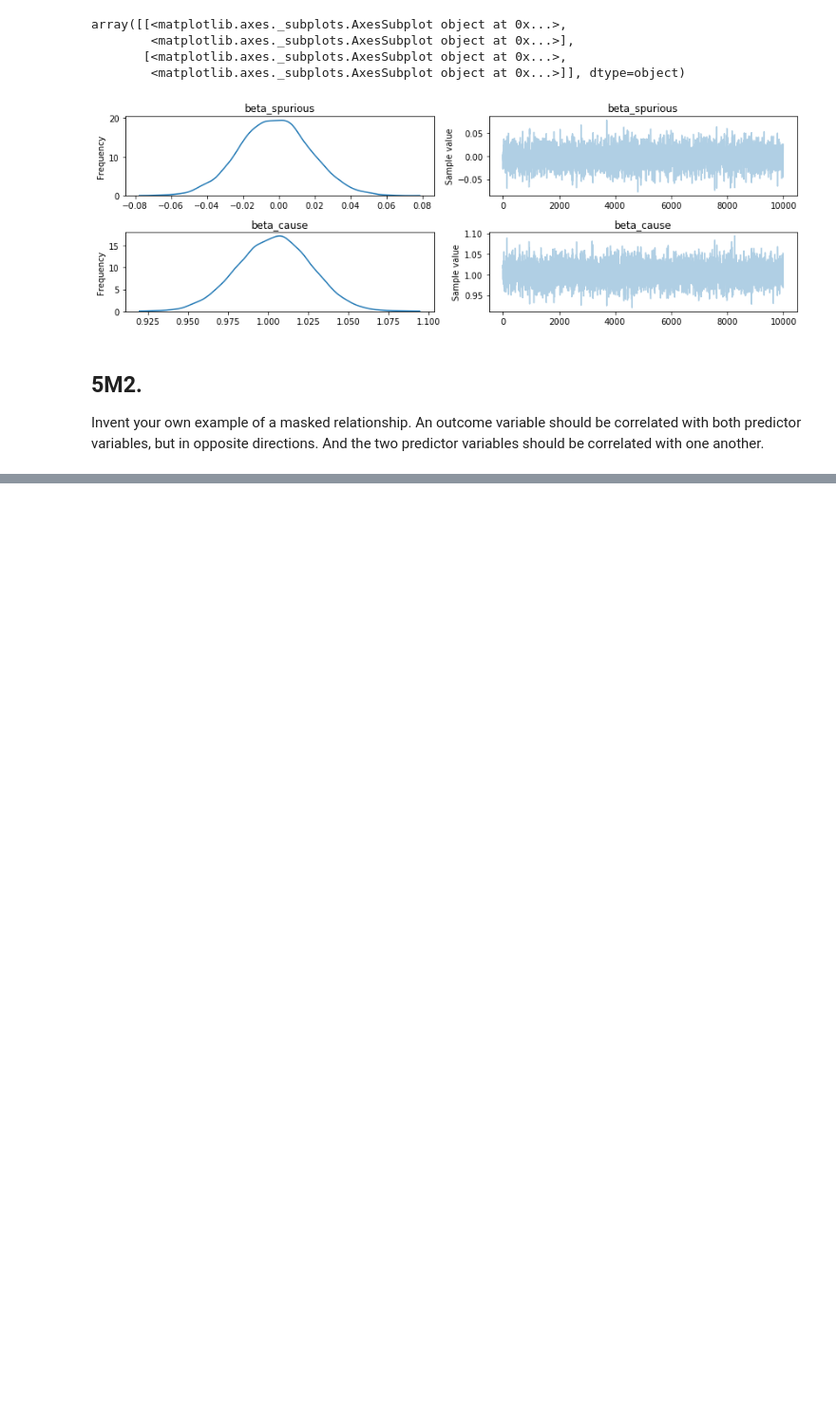
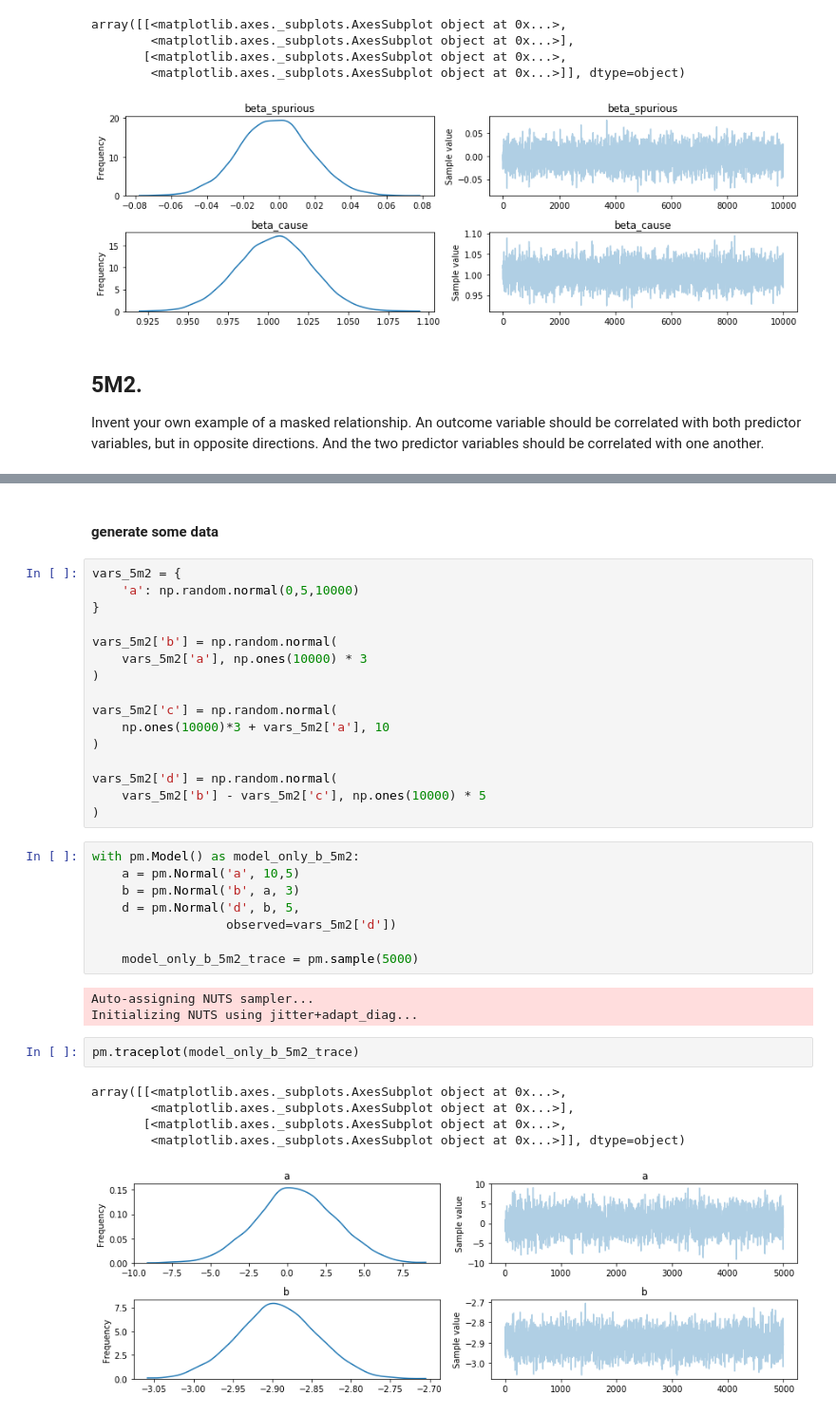
Before and after one commit to Edderic/statistical-rethinking-python-solutions, a Jupyter notebook: ch-5.ipynb, the cells around one changed output, grey strips where cells are left out. Shown at 95% size. Saved outputs shown, nothing was run; the diff lists cells and outputs as text; blank space fills up the shorter version.

```diff
--- a/ch-5.ipynb
+++ b/ch-5.ipynb
@@ -152,0 +166,37 @@ Invent your own example of a masked relationship. An outcome variable should be
+# %% [markdown]
+#### generate some data
+# %%
+vars_5m2 = {
+    'a': np.random.normal(0,5,10000)
+}
+
+vars_5m2['b'] = np.random.normal(
+    vars_5m2['a'], np.ones(10000) * 3
+)
+
+vars_5m2['c'] = np.random.normal(
+    np.ones(10000)*3 + vars_5m2['a'], 10
+)
+
+vars_5m2['d'] = np.random.normal(
+    vars_5m2['b'] - vars_5m2['c'], np.ones(10000) * 5
+)
+# %%
+with pm.Model() as model_only_b_5m2:
+    a = pm.Normal('a', 10,5)
+    b = pm.Normal('b', a, 3)
+    d = pm.Normal('d', b, 5,
+                  observed=vars_5m2['d'])
+
+    model_only_b_5m2_trace = pm.sample(5000)
+# %% [output]
+Auto-assigning NUTS sampler...
+Initializing NUTS using jitter+adapt_diag...
+# %%
+pm.traceplot(model_only_b_5m2_trace)
+# %% [output]
+array([[<matplotlib.axes._subplots.AxesSubplot object at 0x...>,
+        <matplotlib.axes._subplots.AxesSubplot object at 0x...>],
+       [<matplotlib.axes._subplots.AxesSubplot object at 0x...>,
+        <matplotlib.axes._subplots.AxesSubplot object at 0x...>]], dtype=object)
+[figure, added]
```
Also changed, not shown: parts of 10 cells of this notebook.
